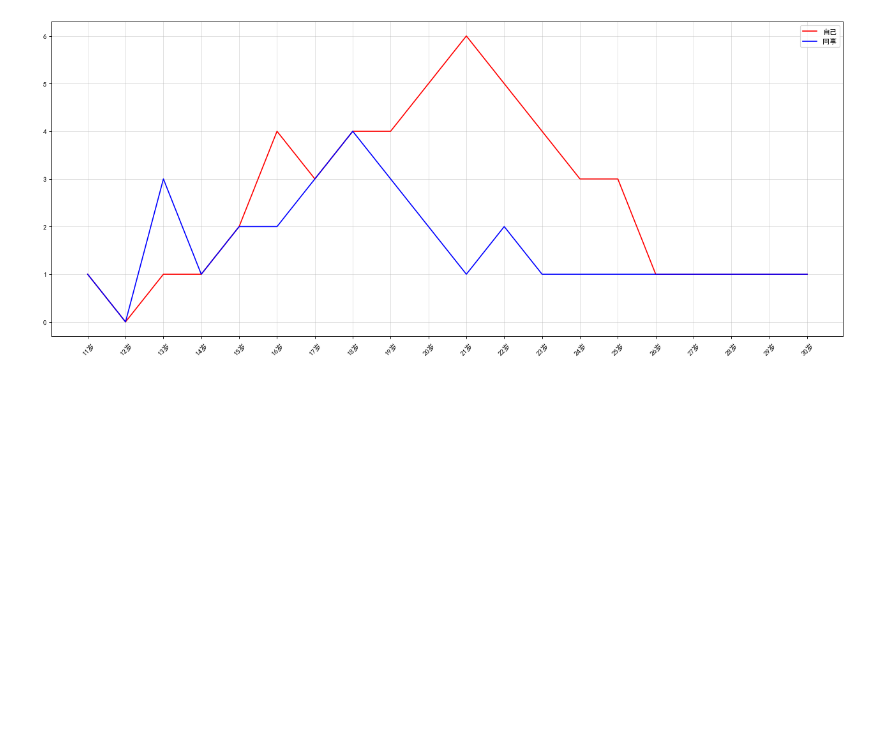
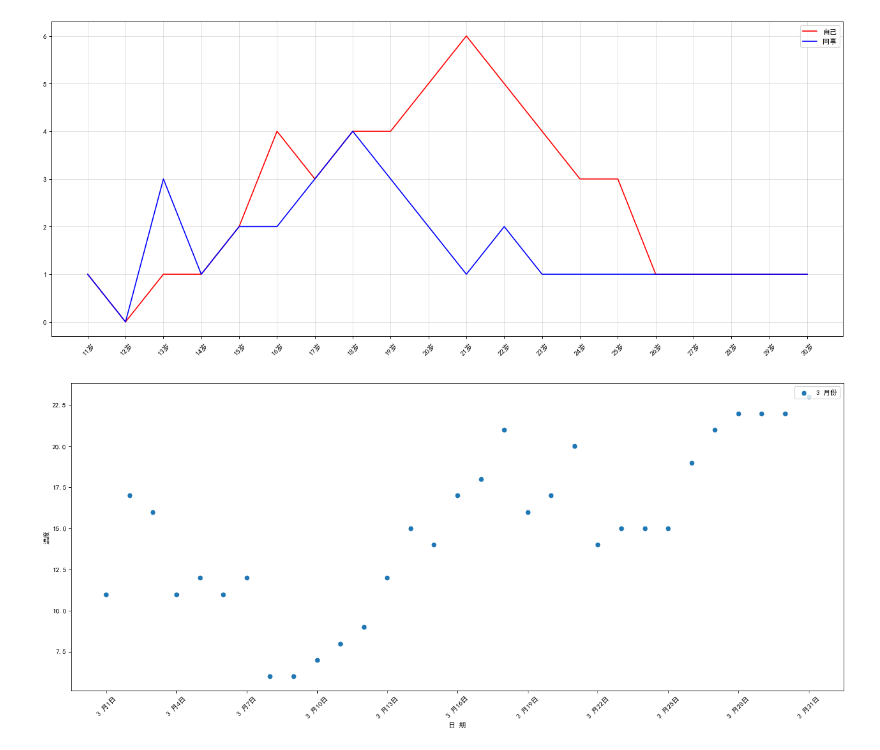
Before and after one commit to programmerdjkqm/-_python-, a Jupyter notebook: jupyter/matplotlib.ipynb, the cells around one changed output. Cells and saved outputs as stored; diff of their text form; code cells hidden in the pictures; blank space fills up the shorter version.

```diff
--- a/jupyter/matplotlib.ipynb
+++ b/jupyter/matplotlib.ipynb
@@ -102,3 +102,21 @@ plt.legend(  loc='upper right' )
 plt.show()
 # %% [output]
 [figure]
+# %%
+y = [11, 17, 16, 11, 12, 11, 12, 6, 6, 7, 8, 9, 12, 15, 14, 17, 18, 21, 16, 17, 20, 14,
+     15, 15, 15, 19, 21, 22, 22, 22,23]
+x = range( 1, 32 )
+# 设置图形大小
+plt.figure( figsize=(20, 8), dpi=80 )
+# 使用 scatter 绘制散点图
+plt.scatter( x, y, label='3 月份' )
+# 调整 x 轴的刻度
+_xticks_labels = ['3 月{}日'.format( i ) for i in x]
+plt.xticks( x[::3], _xticks_labels[::3],  rotation=45 )
+plt.xlabel( ' 日 期 ' )
+plt.ylabel( '温度' )
+# 图 例
+plt.legend( loc='upper right')
+plt.show()
+# %% [output]
+[figure, added]
```
Also changed, not shown: parts of 3 cells of this notebook.
